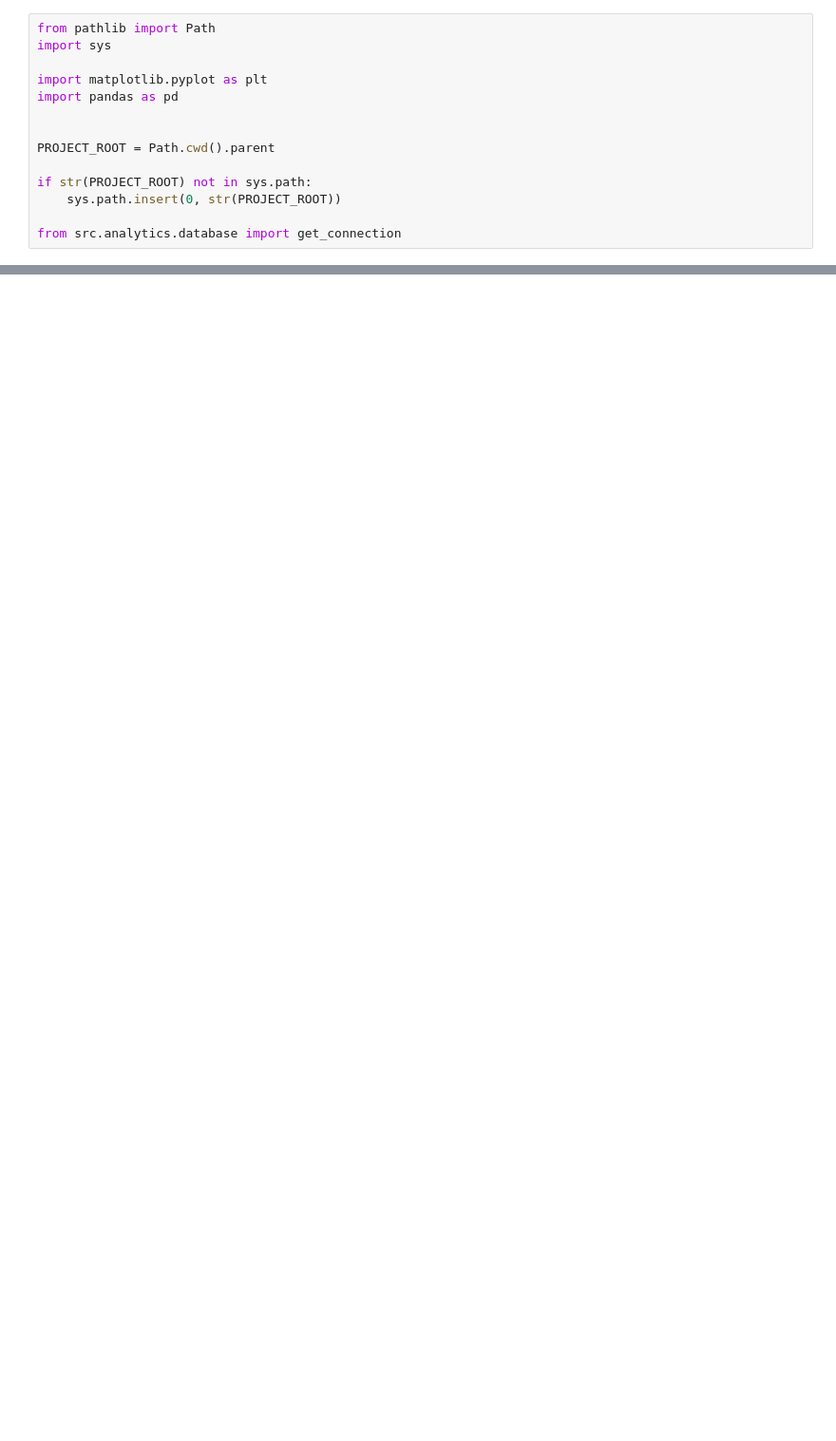
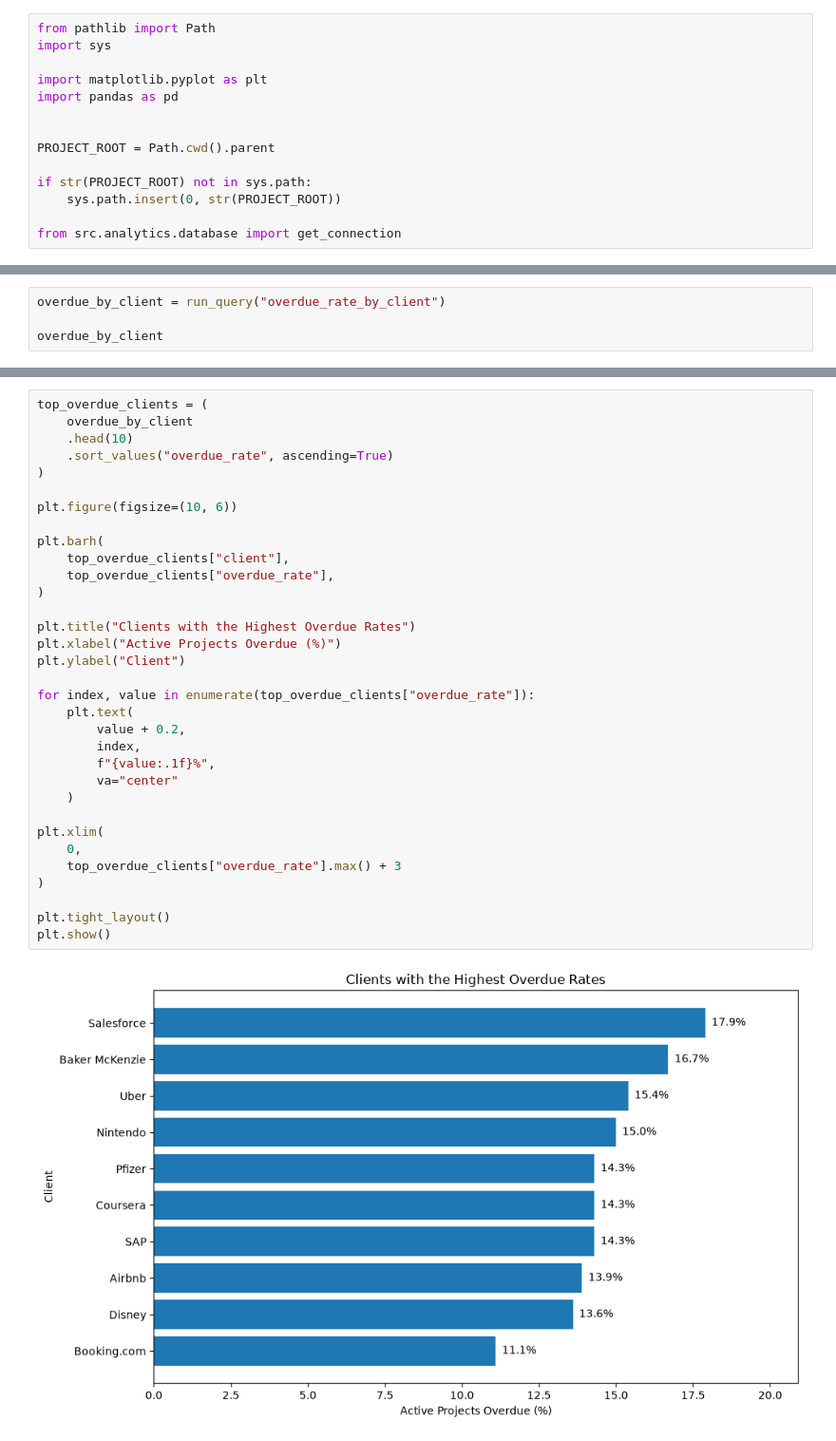
Before and after one commit to hannahhh26/localization-project-analytics, a Jupyter notebook: notebooks/localization_analysis.ipynb, the cells around one changed output, grey strips where cells are left out. Shown at 95% size. Drawn from its saved outputs; the diff is of its cells as text; blank space fills up the shorter version.

```diff
--- a/notebooks/localization_analysis.ipynb
+++ b/notebooks/localization_analysis.ipynb
@@ -43,0 +252,4 @@ projects.head()
+# %%
+overdue_by_client = run_query("overdue_rate_by_client")
+
+overdue_by_client
@@ -43,0 +274,35 @@ projects.head()
+# %%
+top_overdue_clients = (
+    overdue_by_client
+    .head(10)
+    .sort_values("overdue_rate", ascending=True)
+)
+
+plt.figure(figsize=(10, 6))
+
+plt.barh(
+    top_overdue_clients["client"],
+    top_overdue_clients["overdue_rate"],
+)
+
+plt.title("Clients with the Highest Overdue Rates")
+plt.xlabel("Active Projects Overdue (%)")
+plt.ylabel("Client")
+
+for index, value in enumerate(top_overdue_clients["overdue_rate"]):
+    plt.text(
+        value + 0.2,
+        index,
+        f"{value:.1f}%",
+        va="center"
+    )
+
+plt.xlim(
+    0,
+    top_overdue_clients["overdue_rate"].max() + 3
+)
+
+plt.tight_layout()
+plt.show()
+# %% [output]
+[figure, added]
```
Also changed, not shown: parts of 85 cells of this notebook, 1 other file.
